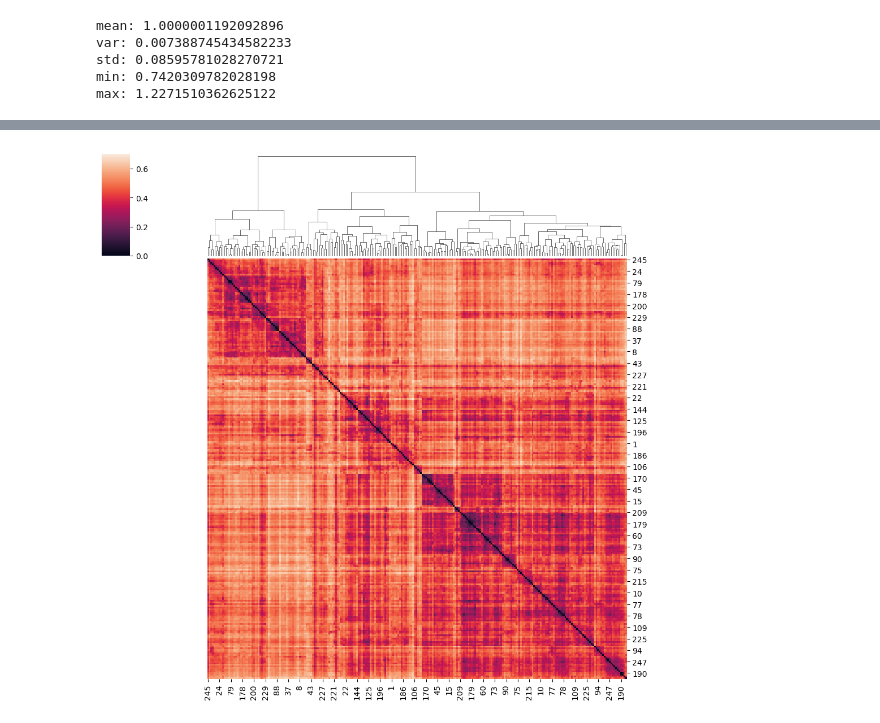
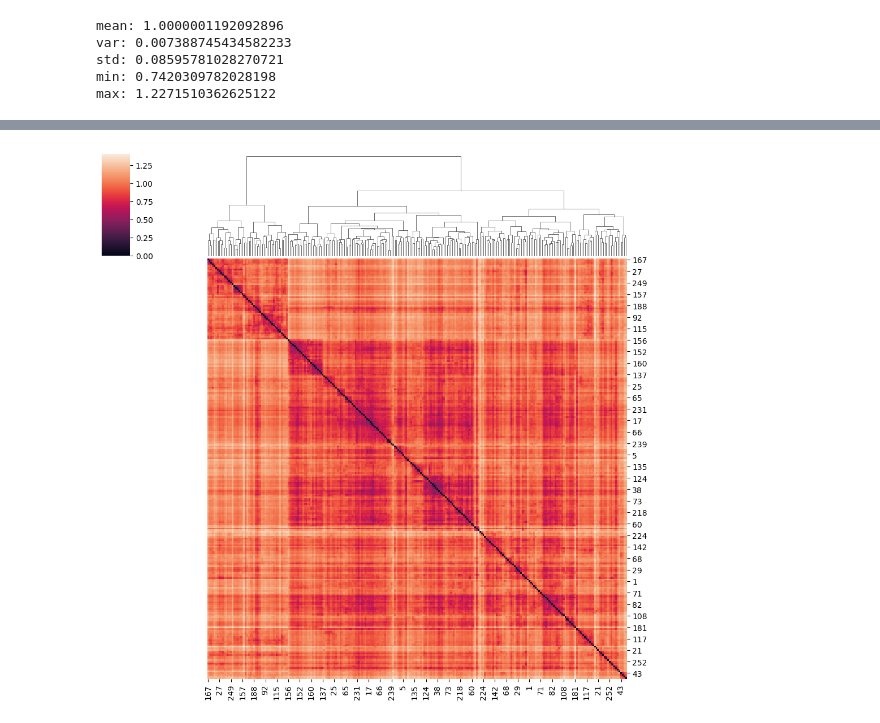
Before and after one commit to Junqi-Zhang/Concept-Organization, a Jupyter notebook: scripts/startup.ipynb, the cells around one changed output, grey strips where cells are left out. Cells and saved outputs as stored; diff of their text form; code cells hidden in the pictures.

```diff
--- a/scripts/startup.ipynb
+++ b/scripts/startup.ipynb
@@ -189,12 +124,12 @@ X_vit_class_mean_scaled_clustermap.ax_row_dendrogram.remove()
 # %%
-X_clip_class_mean_scaled_dist = pdist(X_clip_class_mean_scaled[:-1], "cosine")
+# X_clip_class_mean_scaled_dist = pdist(X_clip_class_mean_scaled[:-1], "cosine")
+X_clip_class_mean_scaled_dist = pdist(X_clip_class_mean_scaled[:-1], "euclidean")
 X_clip_class_mean_scaled_linkage = linkage(X_clip_class_mean_scaled_dist,
                                           method="ward",
-                                          metric="cosine",
                                           optimal_ordering=True)
 X_clip_class_mean_scaled_clustermap = clustermap(squareform(X_clip_class_mean_scaled_dist),
                                                 row_linkage=X_clip_class_mean_scaled_linkage,
                                                 col_linkage=X_clip_class_mean_scaled_linkage)
 X_clip_class_mean_scaled_clustermap.ax_row_dendrogram.remove()
 # %% [output]
-[figure, old version]
+[figure, new version]
```
Also changed, not shown: parts of 9 cells of this notebook, 17 other files.
